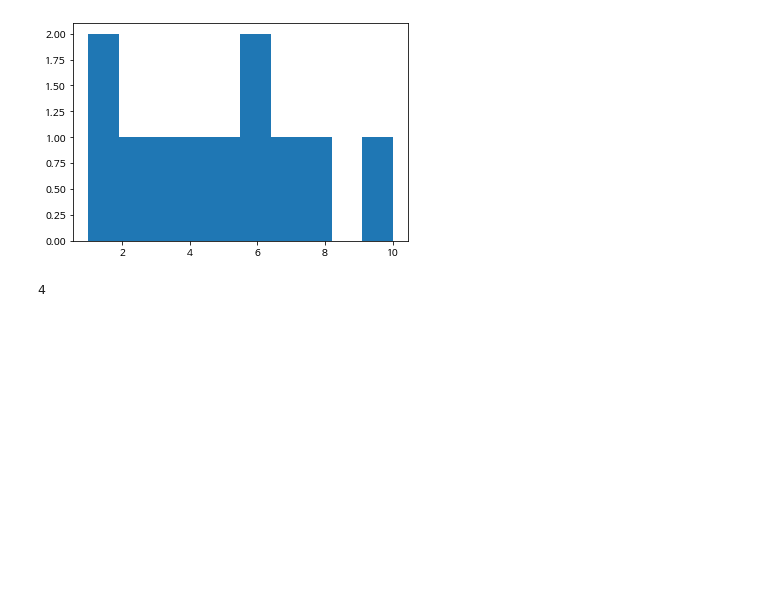
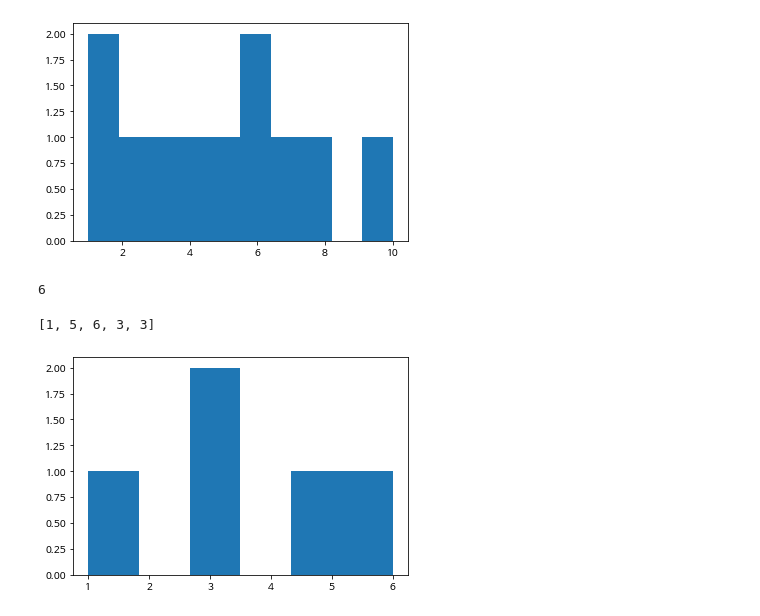
Before and after one commit to taesamja/AIpython, a Jupyter notebook: 모두의데이터분석.ipynb, the cells around one changed output. Drawn from its saved outputs; the diff is of its cells as text; code cells hidden in the pictures; blank space fills up the shorter version.

```diff
--- a/모두의데이터분석.ipynb
+++ b/모두의데이터분석.ipynb
@@ -572,16 +572,36 @@ plt.hist([1,1,2,3,4,5,6,6,7,8,10])
 plt.show()
 # %% [output]
 [figure]
+# %%
+# 랜덤 모듈 사용 : C언어에서와 달리 seed를 사용할 필요가 없다.
+# python에서의 random함수는 그 당시 시간이 자동으로 seed값이 되어 난수를 발생시킨다.
+
+import random
+print(random.randint(1,6))
+# %% [output]
+6
 # %%
 # 주사위 시뮬레이션
 '''
 1) 주사위를 굴린다.
 2) 나온 결과를 기록한다.
 3) 1)~2) 과정을 n번 반복한다.
 4) 주사위의 눈이 나온 횟수를 히스토그램으로 그린다.
 '''
 
 import random
-print(random.randint(1,6))
+import matplotlib.pyplot as plt
+
+dice = []
+
+for i in range(5): # range(5) : 0, 1, 2, 3, 4
+  dice.append(random.randint(1,6)) # random.randint(1,6) : 1~6사이의 임의의 수 발생
+
+print(dice)
+
+plt.hist(dice, bins=6) # bins 옵션은 가로축의 구간 개수를 설정하는 속성
+
+plt.show()
 # %% [output]
-4
+[1, 5, 6, 3, 3]
+[figure, added]
```
Also changed, not shown: parts of 18 cells of this notebook.
